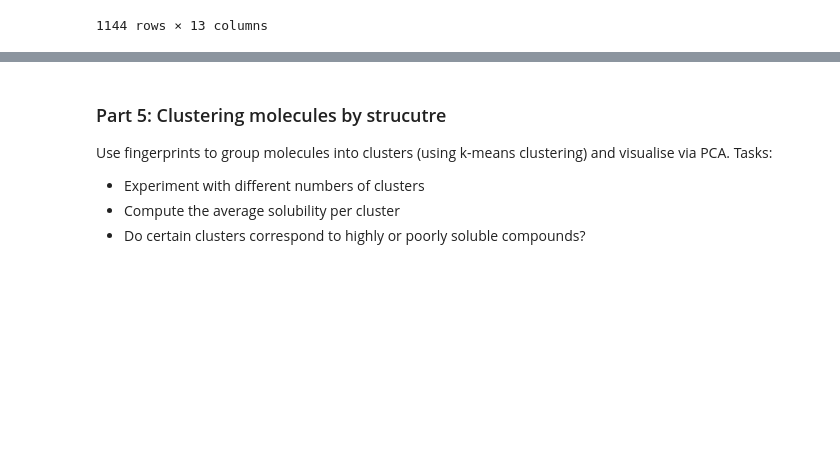
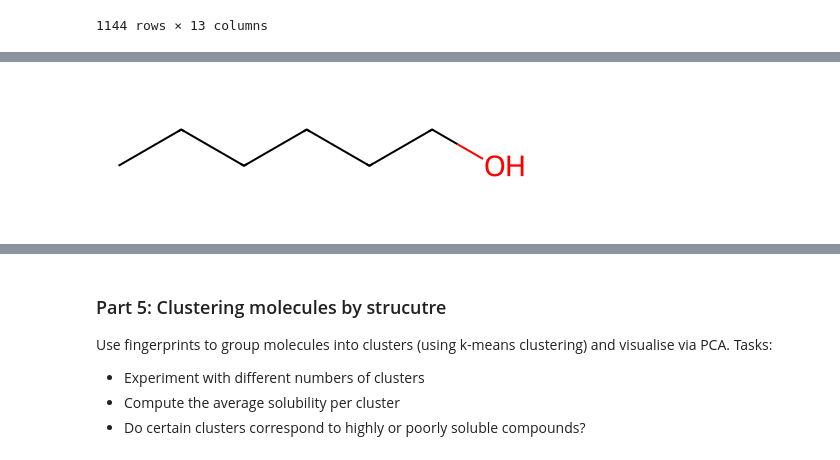
Before and after one commit to shiziyao/ChemicalDataScience103, a Jupyter notebook: lectures/session13/materials/RDKIt_Workshop.ipynb, the cells around one changed output, grey strips where cells are left out. Cells and saved outputs as stored; diff of their text form; code cells hidden in the pictures; blank space fills up the shorter version.

```diff
--- a/lectures/session13/materials/RDKIt_Workshop.ipynb
+++ b/lectures/session13/materials/RDKIt_Workshop.ipynb
@@ -229,0 +252,6 @@ Name: similarity, dtype: float64
+# %%
+smile_code = df.iloc[85]['SMILES']
+mol_object = Chem.MolFromSmiles(smile_code)
+mol_object
+# %% [output]
+[figure, added]
```
Also changed, not shown: parts of 12 cells of this notebook, 30 other files.
